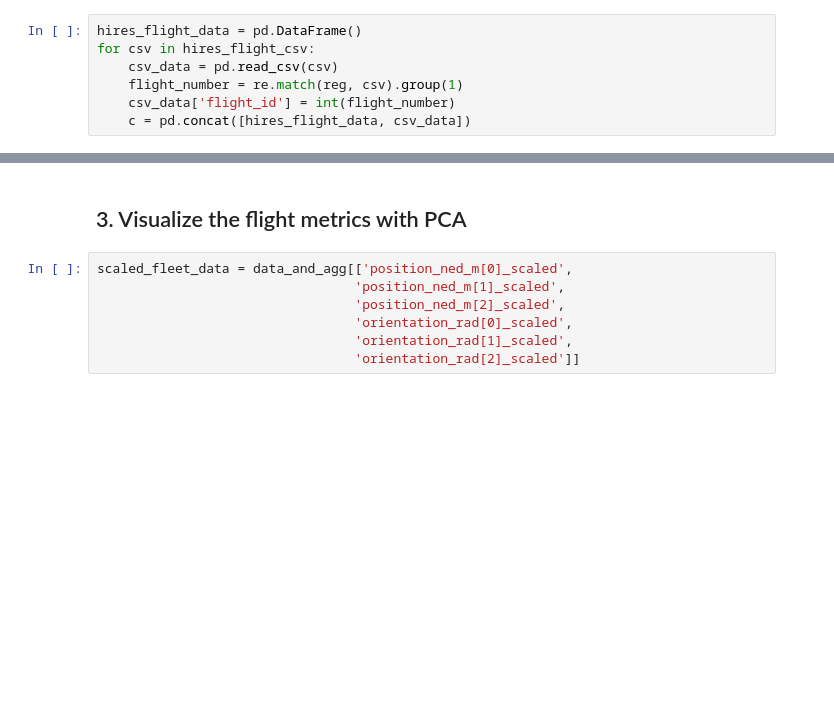
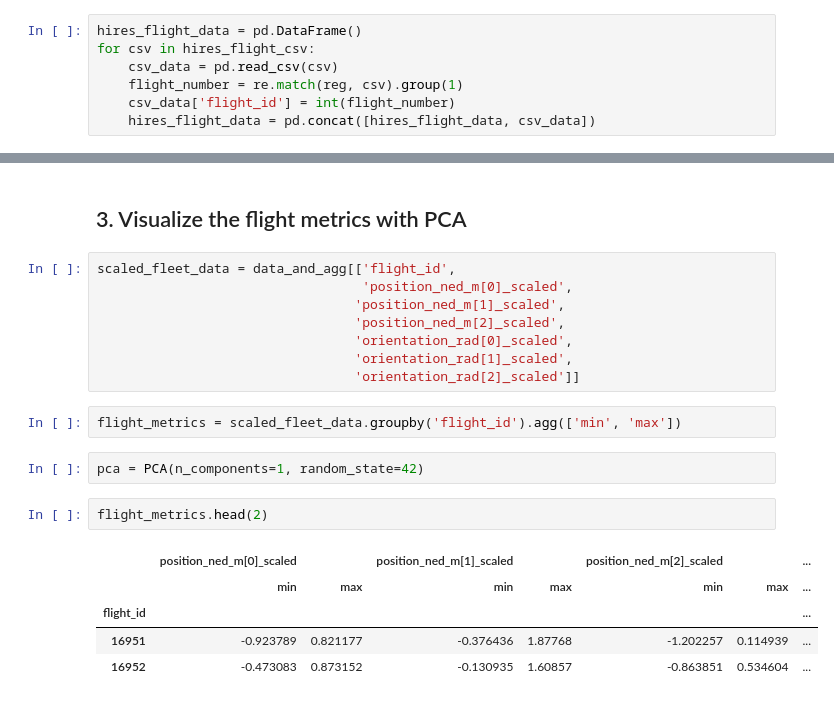
Before and after one commit to itobysq/dsth_zip, a Jupyter notebook: notebooks/A2_visualize_launches.ipynb, the cells around one changed output, grey strips where cells are left out. Saved outputs shown, nothing was run; the diff lists cells and outputs as text; blank space fills up the shorter version.

```diff
--- a/notebooks/A2_visualize_launches.ipynb
+++ b/notebooks/A2_visualize_launches.ipynb
@@ -36,7 +36,7 @@ for csv in hires_flight_csv:
     csv_data = pd.read_csv(csv)
     flight_number = re.match(reg, csv).group(1)
     csv_data['flight_id'] = int(flight_number)
-    c = pd.concat([hires_flight_data, csv_data])
+    hires_flight_data = pd.concat([hires_flight_data, csv_data])
 # %% [markdown]
 ### b. Check that the range of values for the time after launch is the same
 - This is important because if the distance traveled is the metric, then the time after the launch needs to be the same
@@ -137,9 +218,22 @@ data_and_agg.loc[(data_and_agg.flight_id == 17459) & (data_and_agg.seconds_since
 # %% [markdown]
 ## 3. Visualize the flight metrics with PCA
 # %%
-scaled_fleet_data = data_and_agg[['position_ned_m[0]_scaled',
+scaled_fleet_data = data_and_agg[['flight_id',
+                                  'position_ned_m[0]_scaled',
                                  'position_ned_m[1]_scaled',
                                  'position_ned_m[2]_scaled',
                                  'orientation_rad[0]_scaled',
                                  'orientation_rad[1]_scaled',
                                  'orientation_rad[2]_scaled']]
+# %%
+flight_metrics = scaled_fleet_data.groupby('flight_id').agg(['min', 'max'])
+# %%
+pca = PCA(n_components=1, random_state=42)
+# %%
+flight_metrics.head(2)
+# %% [output]
+|  | position_ned_m[0]_scaled |  | position_ned_m[1]_scaled |  | position_ned_m[2]_scaled |  | ... |
+|  | min | max | min | max | min | max | ... |
+| flight_id |  |  |  |  |  |  | ... |
+| 16951 | -0.923789 | 0.821177 | -0.376436 | 1.87768 | -1.202257 | 0.114939 | ... |
+| 16952 | -0.473083 | 0.873152 | -0.130935 | 1.60857 | -0.863851 | 0.534604 | ... |
```
Also changed, not shown: parts of 34 cells of this notebook.
